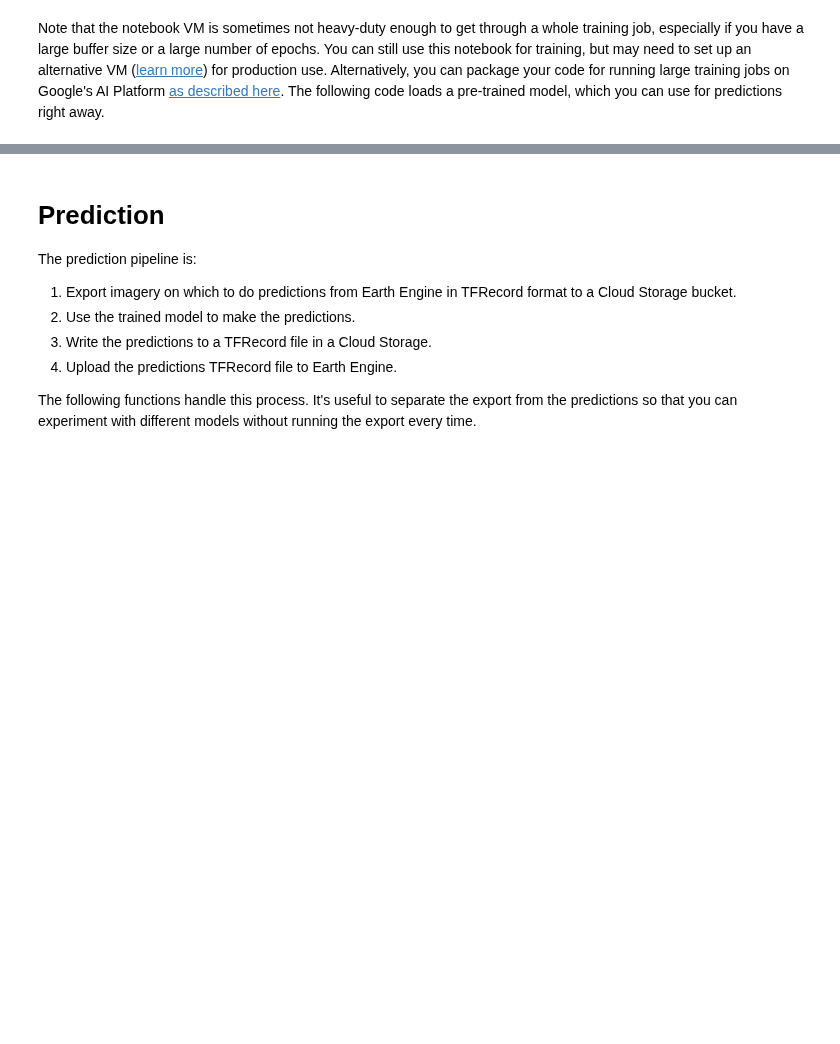
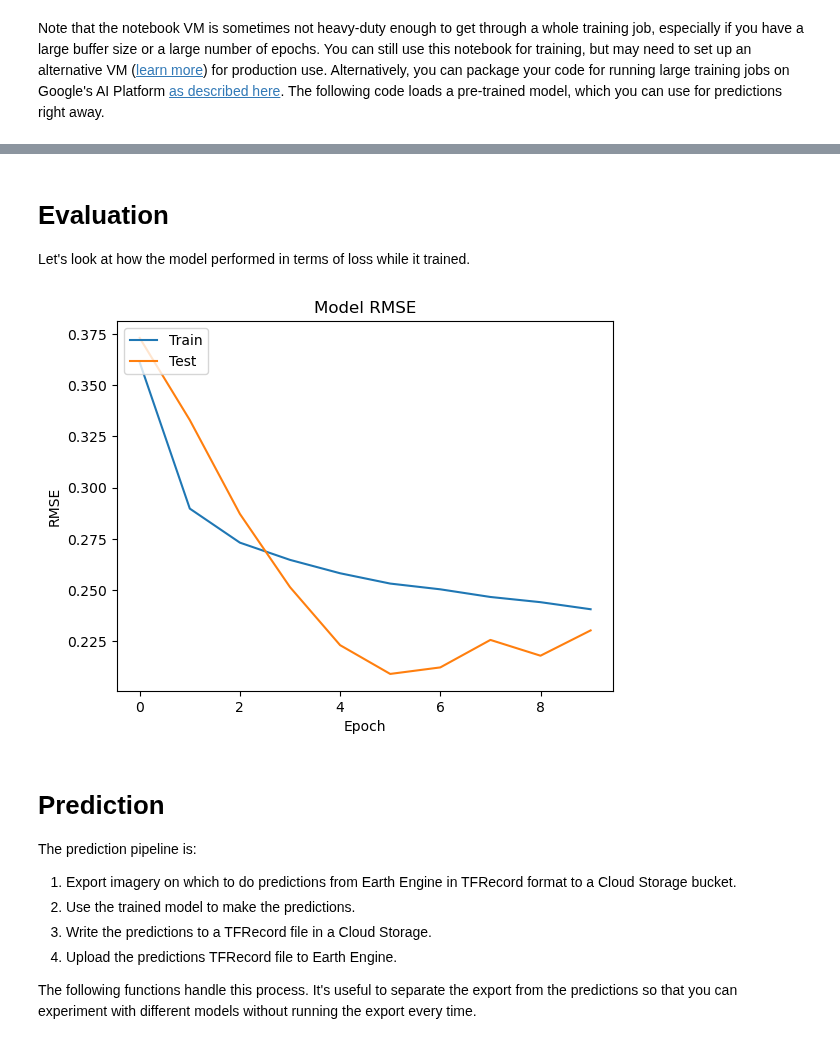
Before and after one commit to isaiahlg/csci5922, a Jupyter notebook: proj/unet_regression_virrs.ipynb, the cells around one changed output, grey strips where cells are left out. Saved outputs shown, nothing was run; the diff lists cells and outputs as text; code cells hidden in the pictures; blank space fills up the shorter version.

Commit message:
Add loss plotting, env file, difference image.

```diff
--- a/proj/unet_regression_virrs.ipynb
+++ b/proj/unet_regression_virrs.ipynb
@@ -230,8 +231,8 @@ Use some pre-made geometries to sample the stack in strategic locations.  Specif
 # %%
 # trainingPolys = ee.FeatureCollection('projects/google/DemoTrainingGeometries')
 # evalPolys = ee.FeatureCollection('projects/google/DemoEvalGeometries')
-trainingPolys = ee.FeatureCollection('projects/master-thesis-ilg/assets/trainingPolys')
-evalPolys = ee.FeatureCollection('projects/master-thesis-ilg/assets/evalPolys')
+trainingPolys = ee.FeatureCollection('projects/'+GCS_PROJECT+'/assets/trainingPolys')
+evalPolys = ee.FeatureCollection('projects/'+GCS_PROJECT+'/assets/evalPolys')
 print(trainingPolys.getInfo())
 
 polyImage = ee.Image(0).byte().paint(trainingPolys, 1).paint(evalPolys, 2)
@@ -471,7 +452,7 @@ def get_training_dataset():
     A tf.data.Dataset of training data.
   """
 	# glob = 'gs://' + BUCKET + '/' + FOLDER + '/' + TRAINING_BASE + '*'
-	dataset = get_dataset(DATA_PATH, TRAINING_BASE, 9)
+	dataset = get_dataset(HOME_PATH + DATA_PATH, TRAINING_BASE, 9)
 	dataset = dataset.shuffle(BUFFER_SIZE).batch(BATCH_SIZE).repeat()
 	return dataset
 
@@ -492,7 +473,7 @@ def get_eval_dataset():
   """
 	# glob = 'gs://' + BUCKET + '/' + FOLDER + '/' + EVAL_BASE + '*'
 
-	dataset = get_dataset(DATA_PATH, EVAL_BASE, 4)
+	dataset = get_dataset(HOME_PATH + DATA_PATH, EVAL_BASE, 4)
 	dataset = dataset.batch(1).repeat()
 	return dataset
 
@@ -573,7 +554,7 @@ m = get_model()
 Fit the model.
 # %%
 # fit the model
-m.fit(
+history = m.fit(
     x=training,
     epochs=10,
     # epochs=EPOCHS,
@@ -581,6 +562,6 @@ m.fit(
     validation_data=evaluation,
     validation_steps=EVAL_SIZE
 )
-## ONLY 90 SECONDS TO TRAIN 5 EPOCHS LET'S GO!
+## ONLY 180 SECONDS TO TRAIN 10 EPOCHS LET'S GO!
 # %% [output]
 Epoch 1/10
@@ -622,3 +657,19 @@ Note that the notebook VM is sometimes not heavy-duty enough to get through a wh
+# %% [markdown]
+# Evaluation
+Let's look at how the model performed in terms of loss while it trained.
+# %%
+# plot the training and validation loss
+import matplotlib.pyplot as plt
+
+plt.plot(history.history['root_mean_squared_error'])
+plt.plot(history.history['val_root_mean_squared_error'])
+plt.title('Model RMSE')
+plt.ylabel('RMSE')
+plt.xlabel('Epoch')
+plt.legend(['Train', 'Test'], loc='upper left')
+plt.show()
+# %% [output]
+[figure, added]
 # %% [markdown]
 # Prediction
 
```
Also changed, not shown: parts of 28 cells of this notebook, 2 other files.
